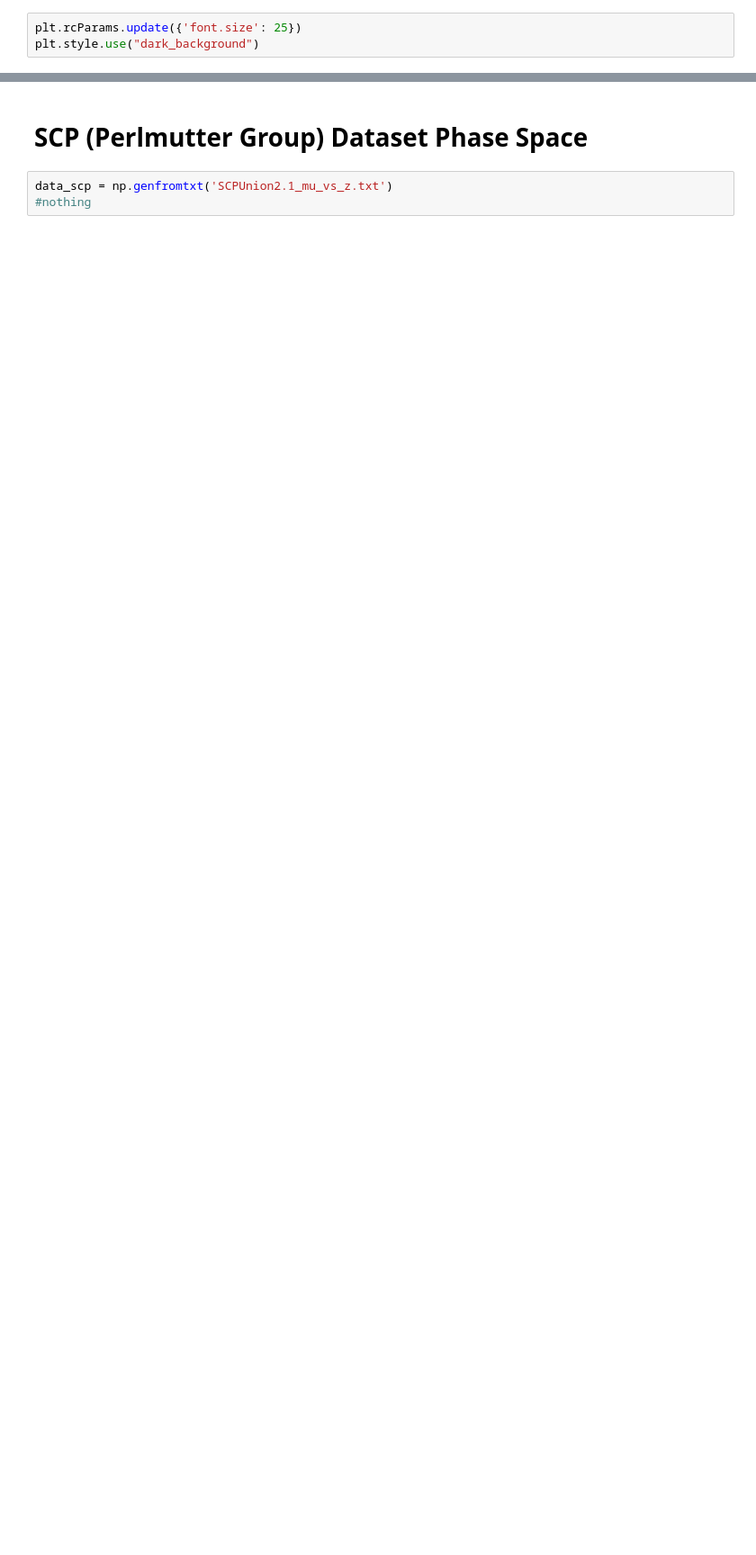
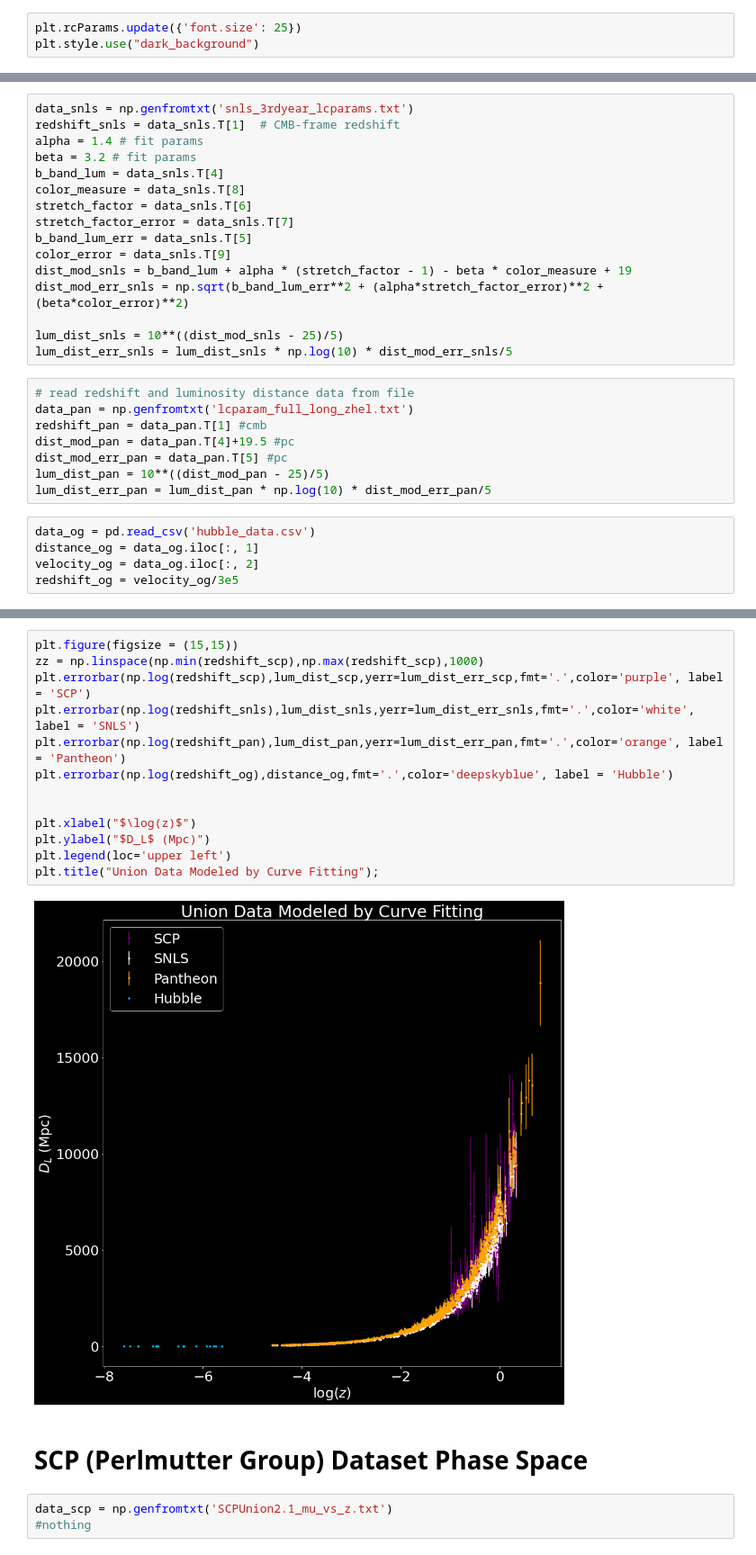
Before and after one commit to bpeck114/c161_project, a Jupyter notebook: dex/Phase_Space_Plots.ipynb, the cells around one changed output, grey strips where cells are left out. Shown: that part at 90% size. Saved outputs shown, nothing was run; the diff lists cells and outputs as text; blank space fills up the shorter version.

Commit message:
Upd plots

```diff
--- a/dex/Phase_Space_Plots.ipynb
+++ b/dex/Phase_Space_Plots.ipynb
@@ -10,0 +25,29 @@ plt.style.use("dark_background")
+# %%
+data_snls = np.genfromtxt('snls_3rdyear_lcparams.txt')
+redshift_snls = data_snls.T[1]  # CMB-frame redshift
+alpha = 1.4 # fit params
+beta = 3.2 # fit params
+b_band_lum = data_snls.T[4]
+color_measure = data_snls.T[8]
+stretch_factor = data_snls.T[6]
+stretch_factor_error = data_snls.T[7]
+b_band_lum_err = data_snls.T[5]
+color_error = data_snls.T[9]
+dist_mod_snls = b_band_lum + alpha * (stretch_factor - 1) - beta * color_measure + 19
+dist_mod_err_snls = np.sqrt(b_band_lum_err**2 + (alpha*stretch_factor_error)**2 + (beta*color_error)**2)
+
+lum_dist_snls = 10**((dist_mod_snls - 25)/5)
+lum_dist_err_snls = lum_dist_snls * np.log(10) * dist_mod_err_snls/5
+# %%
+# read redshift and luminosity distance data from file
+data_pan = np.genfromtxt('lcparam_full_long_zhel.txt')
+redshift_pan = data_pan.T[1] #cmb
+dist_mod_pan = data_pan.T[4]+19.5 #pc
+dist_mod_err_pan = data_pan.T[5] #pc
+lum_dist_pan = 10**((dist_mod_pan - 25)/5)
+lum_dist_err_pan = lum_dist_pan * np.log(10) * dist_mod_err_pan/5
+# %%
+data_og = pd.read_csv('hubble_data.csv')
+distance_og = data_og.iloc[:, 1]
+velocity_og = data_og.iloc[:, 2]
+redshift_og = velocity_og/3e5
@@ -11,3 +89,18 @@ plt.style.use("dark_background")
+# %%
+plt.figure(figsize = (15,15))
+zz = np.linspace(np.min(redshift_scp),np.max(redshift_scp),1000)
+plt.errorbar(np.log(redshift_scp),lum_dist_scp,yerr=lum_dist_err_scp,fmt='.',color='purple', label = 'SCP')
+plt.errorbar(np.log(redshift_snls),lum_dist_snls,yerr=lum_dist_err_snls,fmt='.',color='white', label = 'SNLS')
+plt.errorbar(np.log(redshift_pan),lum_dist_pan,yerr=lum_dist_err_pan,fmt='.',color='orange', label = 'Pantheon')
+plt.errorbar(np.log(redshift_og),distance_og,fmt='.',color='deepskyblue', label = 'Hubble')
+
+
+plt.xlabel("$\log(z)$")
+plt.ylabel("$D_L$ (Mpc)")
+plt.legend(loc='upper left')
+plt.title("Union Data Modeled by Curve Fitting");
+# %% [output]
+[figure, added]
 # %% [markdown]
 # SCP (Perlmutter Group) Dataset Phase Space
 # %%
```
Also changed, not shown: parts of 8 cells of this notebook, 3 other files.
